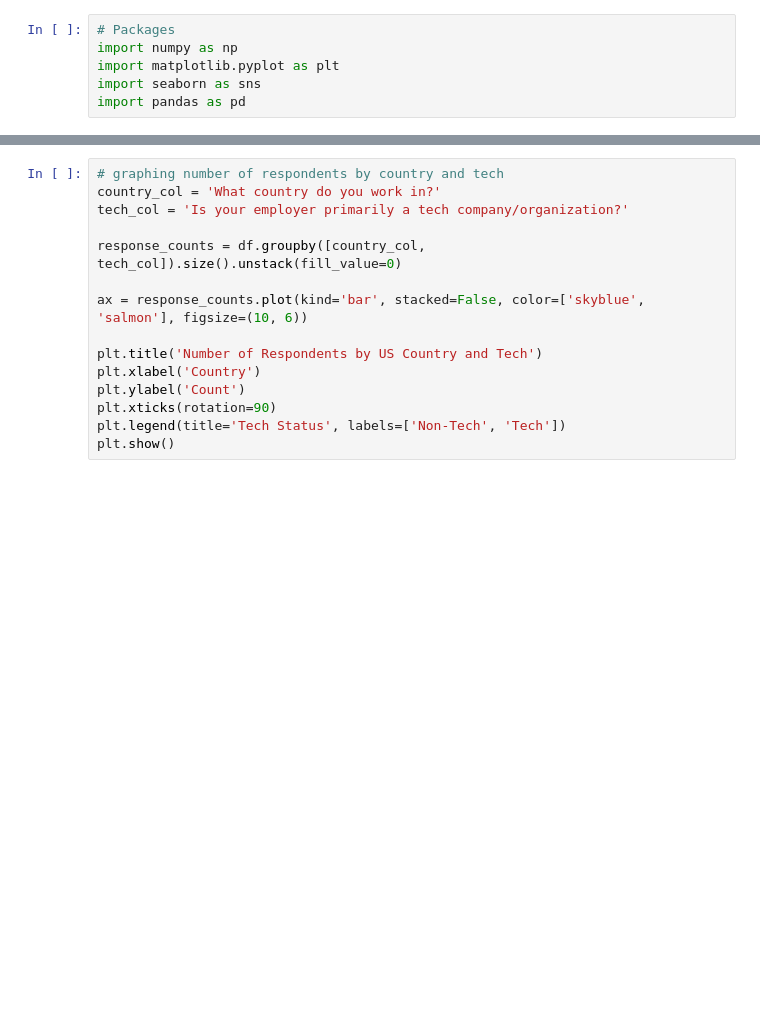
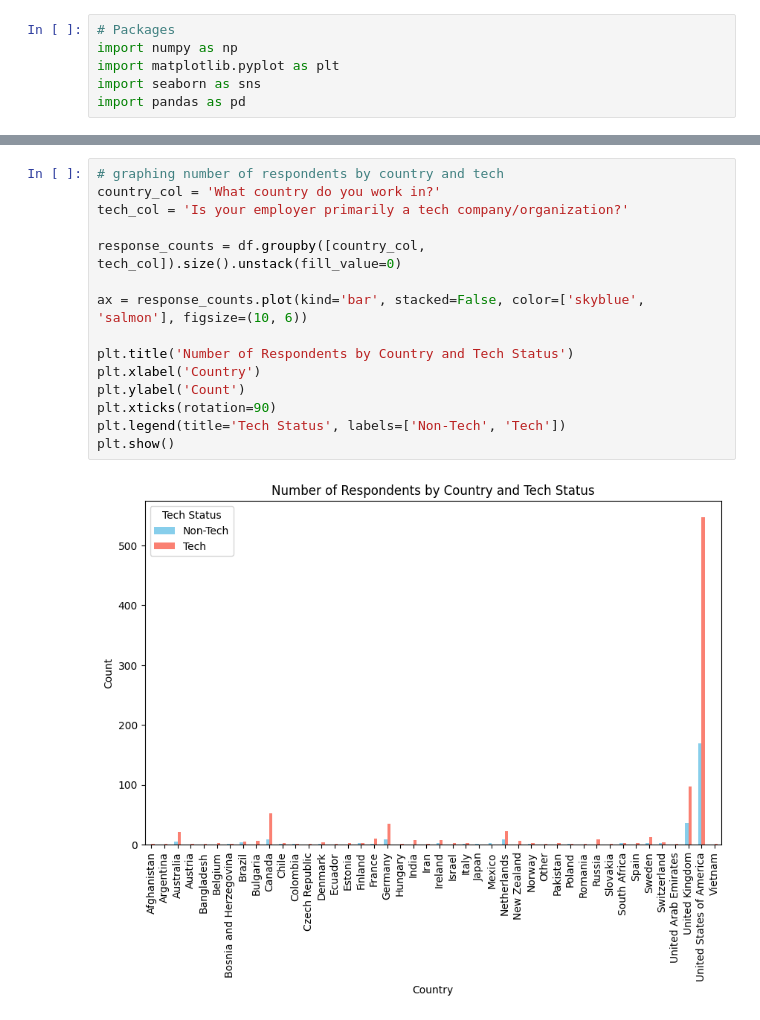
Before and after one commit to kkellygu/ds3001Project, a Jupyter notebook: DS3001ProjectCode.ipynb, the cells around one changed output, grey strips where cells are left out. Drawn from its saved outputs; the diff is of its cells as text; blank space fills up the shorter version.

```diff
--- a/DS3001ProjectCode.ipynb
+++ b/DS3001ProjectCode.ipynb
@@ -48,15 +66,17 @@ plt.show()
 # %%
 # graphing number of respondents by country and tech
 country_col = 'What country do you work in?'
 tech_col = 'Is your employer primarily a tech company/organization?'
 
 response_counts = df.groupby([country_col, tech_col]).size().unstack(fill_value=0)
 
 ax = response_counts.plot(kind='bar', stacked=False, color=['skyblue', 'salmon'], figsize=(10, 6))
 
-plt.title('Number of Respondents by US Country and Tech')
+plt.title('Number of Respondents by Country and Tech Status')
 plt.xlabel('Country')
 plt.ylabel('Count')
 plt.xticks(rotation=90)
 plt.legend(title='Tech Status', labels=['Non-Tech', 'Tech'])
 plt.show()
+# %% [output]
+[figure, added]
```
Also changed, not shown: parts of 6 cells of this notebook.
